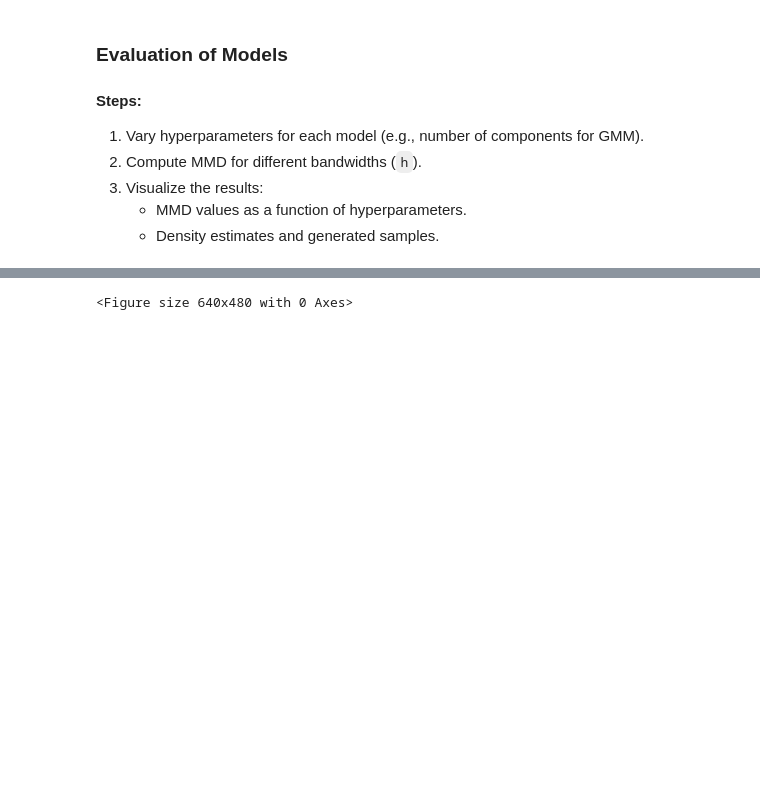
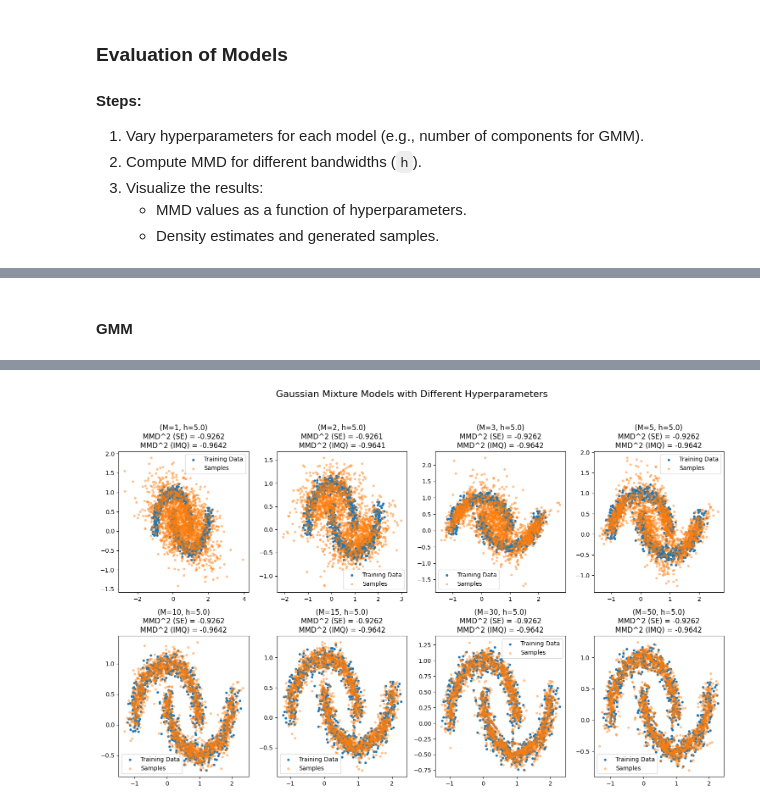
Before and after one commit to juancprolam/generative_neural_networks_for_the_sciences, a Jupyter notebook: ex01-solution.ipynb, the cells around one changed output, grey strips where cells are left out. Saved outputs shown, nothing was run; the diff lists cells and outputs as text; code cells hidden in the pictures; blank space fills up the shorter version.

Commit message:
Up to Evaluation of GMM

```diff
--- a/ex01-solution.ipynb
+++ b/ex01-solution.ipynb
@@ -555,53 +626,35 @@ plt.show()
+# %% [markdown]
+#### GMM
 # %%
-# Define a function to compute MMD for different models and visualize results
-def evaluate_and_visualize(models, X_train, X_test, h_values):
-    results = {}
+# Evaluate the GMM
+# Bin sizes
+Ms = [1, 2, 3, 5, 10, 15, 30, 50]
+hs = [0.1, 0.2, 0.3, 0.5, 1.0, 1.5, 3.0, 5.0]
 
-    for model_name, model in models.items():
-        results[model_name] = []
+results = {}
+# Make a grid of plots
+fig, axs = plt.subplots(2, 4, figsize=(15, 10))
+fig.suptitle("Gaussian Mixture Models with Different Hyperparameters", fontsize=16)
+for M in Ms:
+    for h in hs:
+        model = gaussian_mixture_model(n_terms=M, steps=100)
+        model.fit(X_train)
+        model.sample(2000)
+        model.score_samples(X_test)
+        mmd_sq_se = model.compute_mmd(X_test, h=h, kernel="squared_exponential")
+        mmd_sq_imq = model.compute_mmd(X_test, h=h, kernel="inverse_multi_quadratic")
+        results[f"_{M}_{h}"] = (mmd_sq_se, mmd_sq_imq)
+        if h == 5.0:
+            print(mmd_sq_se, mmd_sq_imq)
 
-        for h in h_values:
-            # Fit the model on training data
-            model.fit(X_train)
+    # Plotting (This will only plot for the last bandwidth but idc)
+    ax = axs.flatten()[Ms.index(M)]
+    X_samples = model.sample(n_samples=2000)
+    ax.scatter(X_train[:, 0], X_train[:, 1], s=10, label="Training Data")
+    ax.scatter(X_samples[:, 0], X_samples[:, 1], s=10, alpha=0.4, label="Samples")
+    ax.set_title(f"(M={M}, h={h})\nMMD^2 (SE) = {mmd_sq_se:.4f}\nMMD^2 (IMQ) = {mmd_sq_imq:.4f}")
+    ax.legend()
 
-            # Sample from the model
-            samples = model.sample(len(X_train))
-
-            # Compute MMD
-            mmd_score_se = model.compute_mmd(X_test, h=h, kernel="squared_exponential")
-            mmd_score_imq = model.compute_mmd(X_test, h=h, kernel="inverse_multi_quadratic")
-            results[model_name].append([mmd_score_se, mmd_score_imq])
-
-            # Visualization of density and samples
-            """
-            plt.figure()
-            plt.title(f"{model_name} (h={h})")
-            plt.scatter(X_train[:, 0], X_train[:, 1], s=10, label="Training Data")
-            plt.scatter(samples[:, 0], samples[:, 1], s=10, alpha=0.5, label="Generated Samples")
-            plt.legend()
-            plt.show()
-            """
-
-    # Plot MMD results
-    plt.figure()
-    for model_name, mmd_scores in results.items():
-        print(mmd_scores[0, :])
-        plt.plot(h_values, mmd_scores, label=model_name)
-    plt.xlabel("Bandwidth (h)")
-    plt.ylabel("MMD Score (se)")
-    plt.title("MMD Evaluation Across Models")
-    plt.legend()
-    plt.show()
-"""
-# Example usage
-h_values = [0.1, 0.5, 1.0, 2.0]
-models = {
-    "2D Histogram": two_dim_histogram(random_state=42),
-    "Single Gaussian": single_gaussian(),
-    "GMM (K=5)": gaussian_mixture_model(n_terms=5, steps=100)
-}
-
-"""
-evaluate_and_visualize(models, X_train=X, X_test=X, h_values=h_values)
-a = 1
+fig.tight_layout(rect=[0, 0.03, 1, 0.95])
+plt.show()
 # %% [output]
@@ -609 +669 @@ TypeError: list indices must be integers or slices, not tuple
-<Figure size 640x480 with 0 Axes>
+[figure, added]
```
Also changed, not shown: parts of 11 cells of this notebook.
